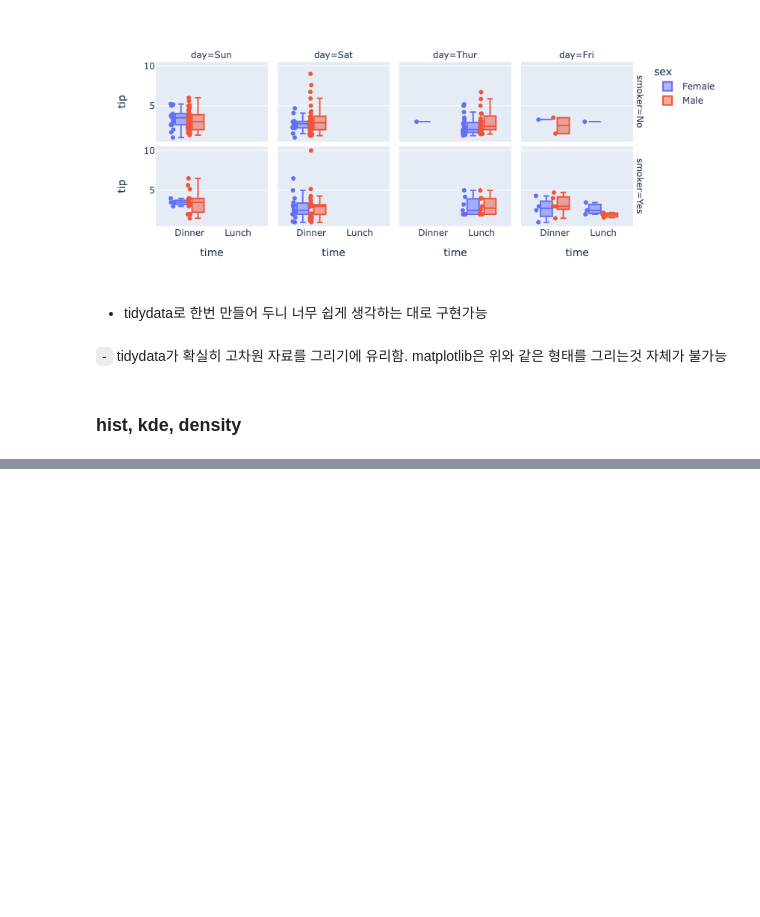
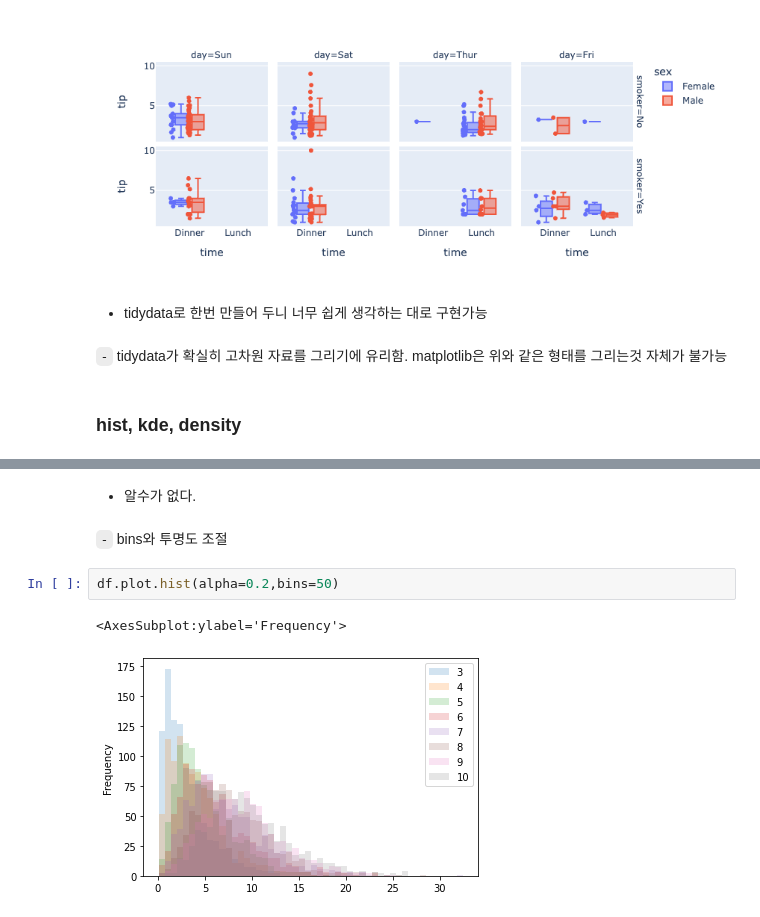
Before and after one commit to guebin/2021DV, a Jupyter notebook: _notebooks/Untitled1.ipynb, the cells around one changed output, grey strips where cells are left out. Cells and saved outputs as stored; diff of their text form; blank space fills up the shorter version.

```diff
--- a/_notebooks/Untitled1.ipynb
+++ b/_notebooks/Untitled1.ipynb
@@ -153,0 +235,9 @@ df.plot.box(backend='plotly',y='tip',x='time',color='sex',facet_col='day', facet
+# %% [markdown]
+- 알수가 없다.
+# %% [markdown]
+`-` bins와 투명도 조절
+# %%
+df.plot.hist(alpha=0.2,bins=50)
+# %% [output]
+<AxesSubplot:ylabel='Frequency'>
+[figure, added]
```
Also changed, not shown: parts of 30 cells of this notebook.
